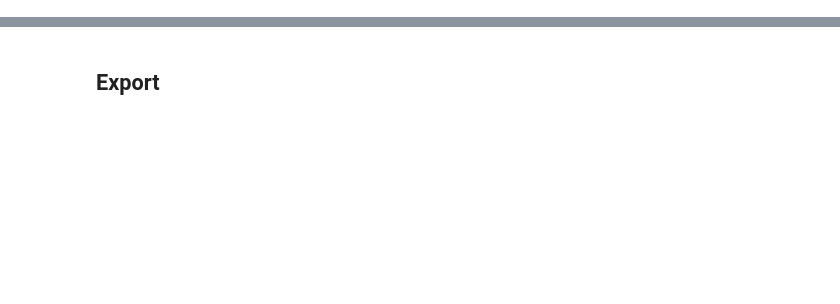
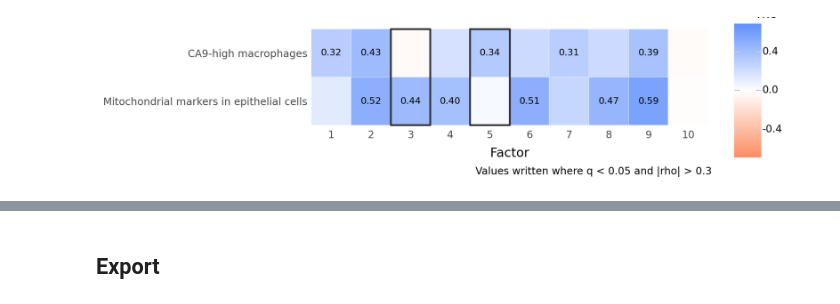
Before and after one commit to HartmannLab/MIBI-Analysis_Hamburg_CRC_TMA_2024, a Jupyter notebook: notebooks/multicellular/TherapeuticContext.ipynb, the cells around one changed output, grey strips where cells are left out. Saved outputs shown, nothing was run; the diff lists cells and outputs as text; code cells hidden in the pictures; blank space fills up the shorter version.

```diff
--- a/notebooks/multicellular/TherapeuticContext.ipynb
+++ b/notebooks/multicellular/TherapeuticContext.ipynb
@@ -831,0 +83,19 @@ None of the combinations is defined by where myeloid cells sit relative to hypox
+# %%
+zscore = lambda s: (s - s.mean()) / s.std()
+macrophages = cells[cells.macrophage]
+epithelial_cells = cells[cells.epithelial]
+macrophage_ca9_cutoff = macrophages.CA9.quantile(ca9_quantile)
+epithelial_ca9_cutoff = epithelial_cells.CA9.quantile(ca9_quantile)
+cells["ca9_high_epithelial"] = cells.epithelial & (cells.CA9 > epithelial_ca9_cutoff)
+
+readouts = pd.DataFrame({
+    "CA9-high macrophages": macrophages.CA9.gt(macrophage_ca9_cutoff).groupby(macrophages.fov).mean(),
+    "Mitochondrial markers in epithelial cells":
+        pd.concat([zscore(epithelial_cells.groupby("fov")[m].median()) for m in mitochondrial_markers], axis=1).mean(axis=1),
+}).loc[patients]
+percentiles = readouts.rank(pct=True)
+print(f"CA9-high cutoff: {macrophage_ca9_cutoff:.3f} in macrophages, {epithelial_ca9_cutoff:.3f} in epithelial cells")
+print(f"{readouts.iloc[:, 0].isna().sum()} patients have no macrophage and no value for the first readout")
+print("Spearman rho between the two readouts across patients: %.2f"
+      % spearmanr(readouts.iloc[:, 0], readouts.iloc[:, 1], nan_policy="omit")[0])
+readouts.describe().round(3)
@@ -831,0 +120,27 @@ None of the combinations is defined by where myeloid cells sit relative to hypox
+# %%
+selected = ["Factor 3", "Factor 5"]
+program_map = pd.DataFrame([{"readout": r, "factor": f,
+                             **dict(zip(["rho", "p"], spearmanr(readouts[r], scores[f], nan_policy="omit")))}
+                            for r in readouts for f in factor_order])
+program_map["q"] = multipletests(program_map.p, method="fdr_bh")[1]
+program_map["text"] = [f"{r:.2f}" if q < fdr and abs(r) > min_abs_rho else "" for r, q in zip(program_map.rho, program_map.q)]
+program_map["readout"] = pd.Categorical(program_map.readout, categories=list(readouts)[::-1])
+program_map["factor_label"] = pd.Categorical(program_map.factor.str.replace("Factor ", ""),
+                                             categories=[str(i) for i in range(1, 11)])
+outline = pd.DataFrame({"factor_label": pd.Categorical([f.replace("Factor ", "") for f in selected],
+                                                       categories=program_map.factor_label.cat.categories),
+                        "y": [1.5] * len(selected)})
+
+gp = (ggplot(program_map, aes(x="factor_label", y="readout", fill="rho"))
+      + geom_tile(color="white")
+      + geom_text(aes(label="text"), size=8)
+      + geom_tile(aes(x="factor_label", y="y"), data=outline, inherit_aes=False, width=1, height=2,
+                  fill="none", color="#333333", size=0.9)
+      + scale_fill_correlation("Spearman\nrho", limits=(-0.7, 0.7))
+      + labs(x="Factor", y="", caption=f"Values written where q < {fdr} and |rho| > {min_abs_rho}")
+      + theme_classic()
+      + theme(figure_size=(8.5, 2), axis_line=element_blank(), axis_ticks=element_blank()))
+gp.save(figure_dir + "readouts_by_program.pdf", verbose=False)
+gp
+# %% [output]
+[figure, added]
```
Also changed, not shown: parts of 80 cells of this notebook.
